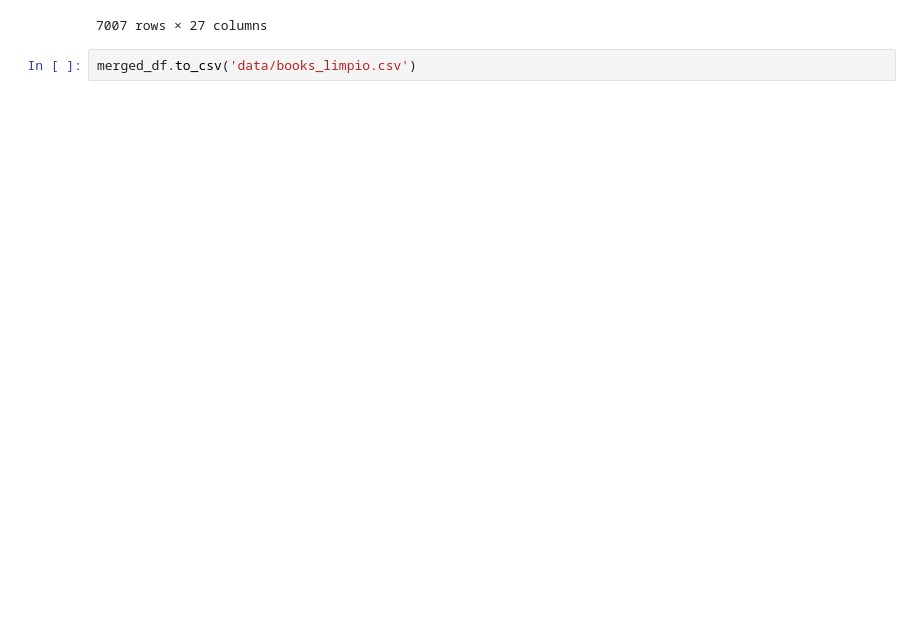
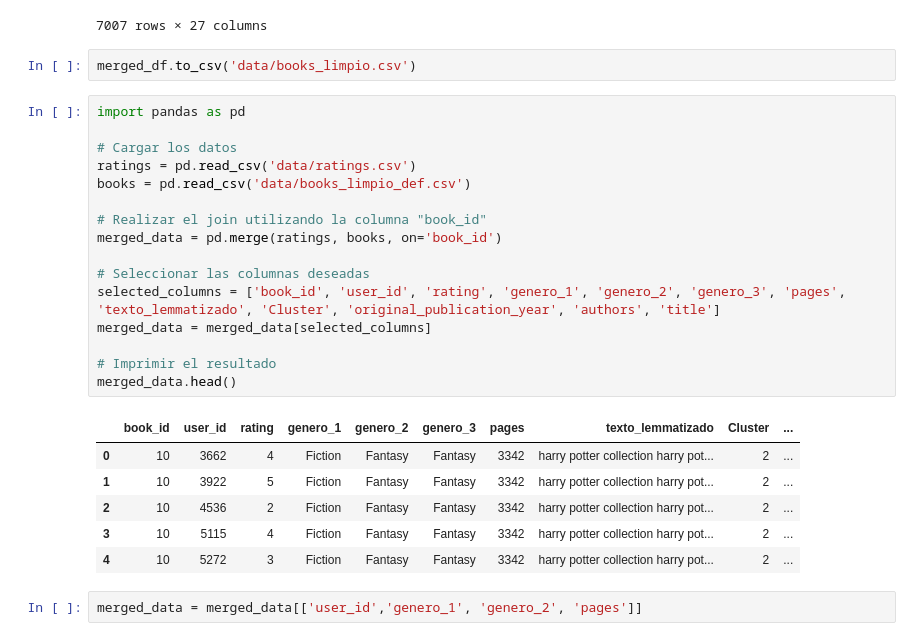
Before and after one commit to adilelle1/recomendacion_ibros, a Jupyter notebook: preprocesamiento_libros.ipynb, the cells around one changed output. Drawn from its saved outputs; the diff is of its cells as text; blank space fills up the shorter version.

```diff
--- a/preprocesamiento_libros.ipynb
+++ b/preprocesamiento_libros.ipynb
@@ -412,3 +412,28 @@ merged_df
 7007 rows × 27 columns
 # %%
 merged_df.to_csv('data/books_limpio.csv')
+# %%
+import pandas as pd
+
+# Cargar los datos
+ratings = pd.read_csv('data/ratings.csv')
+books = pd.read_csv('data/books_limpio_def.csv')
+
+# Realizar el join utilizando la columna "book_id"
+merged_data = pd.merge(ratings, books, on='book_id')
+
+# Seleccionar las columnas deseadas
+selected_columns = ['book_id', 'user_id', 'rating', 'genero_1', 'genero_2', 'genero_3', 'pages', 'texto_lemmatizado', 'Cluster', 'original_publication_year', 'authors', 'title']
+merged_data = merged_data[selected_columns]
+
+# Imprimir el resultado
+merged_data.head()
+# %% [output]
+|  | book_id | user_id | rating | genero_1 | genero_2 | genero_3 | pages | texto_lemmatizado | Cluster | ... |
+| 0 | 10 | 3662 | 4 | Fiction | Fantasy | Fantasy | 3342 | harry potter collection harry pot... | 2 | ... |
+| 1 | 10 | 3922 | 5 | Fiction | Fantasy | Fantasy | 3342 | harry potter collection harry pot... | 2 | ... |
+| 2 | 10 | 4536 | 2 | Fiction | Fantasy | Fantasy | 3342 | harry potter collection harry pot... | 2 | ... |
+| 3 | 10 | 5115 | 4 | Fiction | Fantasy | Fantasy | 3342 | harry potter collection harry pot... | 2 | ... |
+| 4 | 10 | 5272 | 3 | Fiction | Fantasy | Fantasy | 3342 | harry potter collection harry pot... | 2 | ... |
+# %%
+merged_data = merged_data[['user_id','genero_1', 'genero_2', 'pages']]
```
Also changed, not shown: parts of 2 cells of this notebook, 11 other files.
